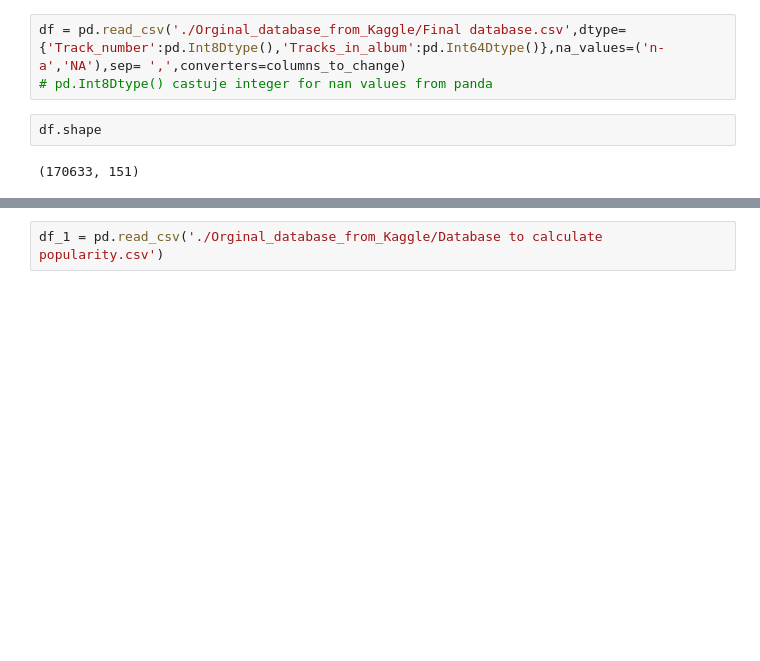
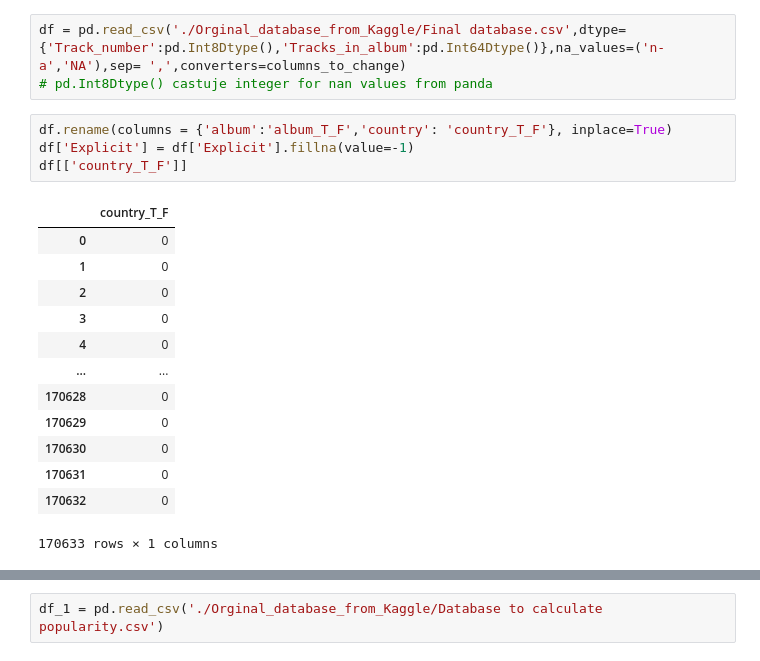
Before and after one commit to infoshareacademy/JDSZR11-chubs_chubs, a Jupyter notebook: Procject_Python_Spotyfiy/Spotyfie.ipynb, the cells around one changed output, grey strips where cells are left out. Drawn from its saved outputs; the diff is of its cells as text; blank space fills up the shorter version.

```diff
--- a/Procject_Python_Spotyfiy/Spotyfie.ipynb
+++ b/Procject_Python_Spotyfiy/Spotyfie.ipynb
@@ -31,6 +31,20 @@ for i,j in enumerate(columns):
 df = pd.read_csv('./Orginal_database_from_Kaggle/Final database.csv',dtype={'Track_number':pd.Int8Dtype(),'Tracks_in_album':pd.Int64Dtype()},na_values=('n-a','NA'),sep= ',',converters=columns_to_change)
 # pd.Int8Dtype() castuje integer for nan values from panda
 # %%
-df.shape
+df.rename(columns = {'album':'album_T_F','country': 'country_T_F'}, inplace=True)
+df['Explicit'] = df['Explicit'].fillna(value=-1)
+df[['country_T_F']]
 # %% [output]
+|  | country_T_F |
+| 0 | 0 |
+| 1 | 0 |
+| 2 | 0 |
+| 3 | 0 |
+| 4 | 0 |
+| ... | ... |
+| 170628 | 0 |
+| 170629 | 0 |
+| 170630 | 0 |
+| 170631 | 0 |
+| 170632 | 0 |
-(170633, 151)
+170633 rows × 1 columns
```
Also changed, not shown: parts of 16 cells of this notebook, 1 other file.
